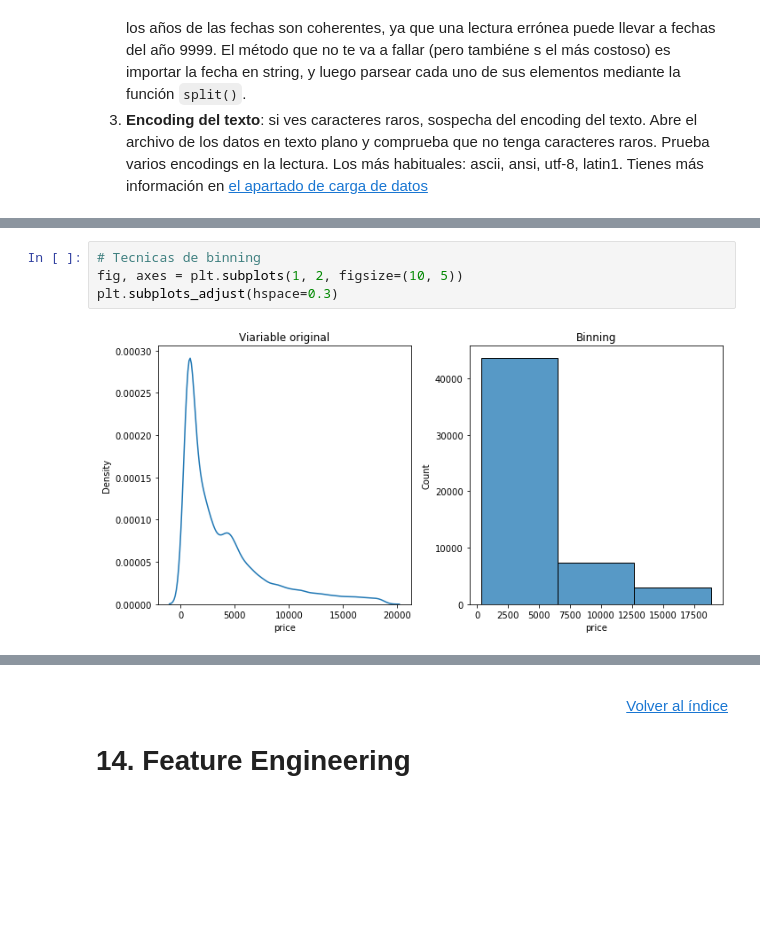
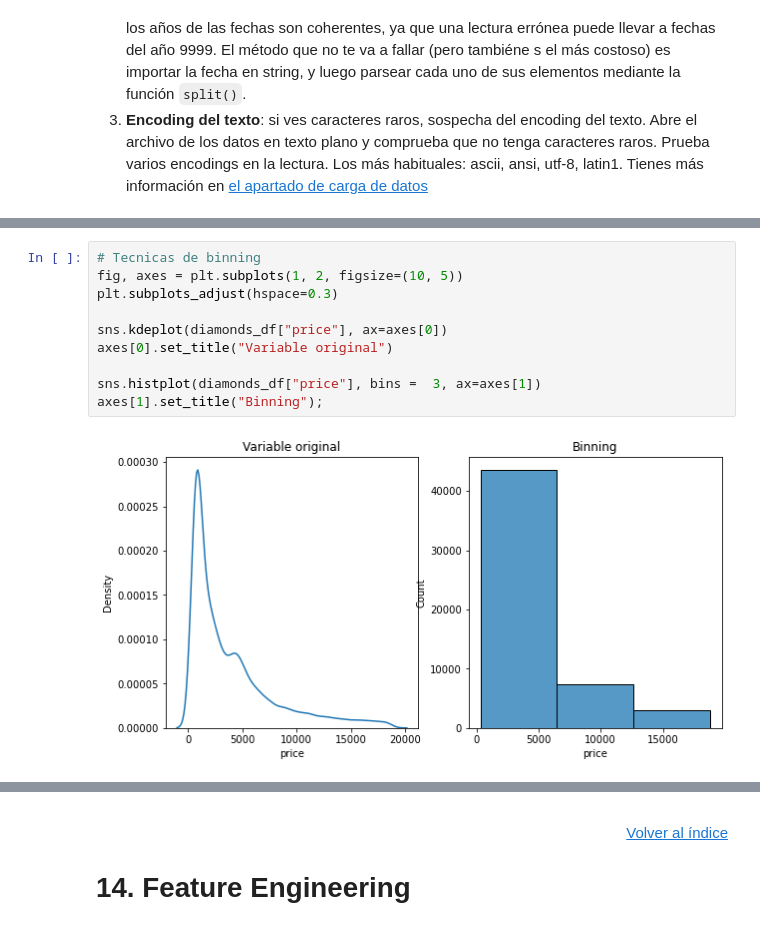
Before and after one commit to albertoromv/thebridge_ft_abr21, a Jupyter notebook: 3-Machine Learning/2-Supervisado/9 ML Guide/ML Guide_Clase.ipynb, the cells around one changed output, grey strips where cells are left out. Drawn from its saved outputs; the diff is of its cells as text; blank space fills up the shorter version.

```diff
--- a/3-Machine Learning/2-Supervisado/9 ML Guide/ML Guide_Clase.ipynb
+++ b/3-Machine Learning/2-Supervisado/9 ML Guide/ML Guide_Clase.ipynb
@@ -1196,6 +1243,12 @@ Len sin outliers en depth: 53739
 # %%
 # Tecnicas de binning
 fig, axes = plt.subplots(1, 2, figsize=(10, 5))
 plt.subplots_adjust(hspace=0.3)
+
+sns.kdeplot(diamonds_df["price"], ax=axes[0])
+axes[0].set_title("Variable original")
+
+sns.histplot(diamonds_df["price"], bins =  3, ax=axes[1])
+axes[1].set_title("Binning");
 # %% [output]
-[figure, old version]
+[figure, new version]
```
Also changed, not shown: parts of 37 cells of this notebook, 7 other files.
